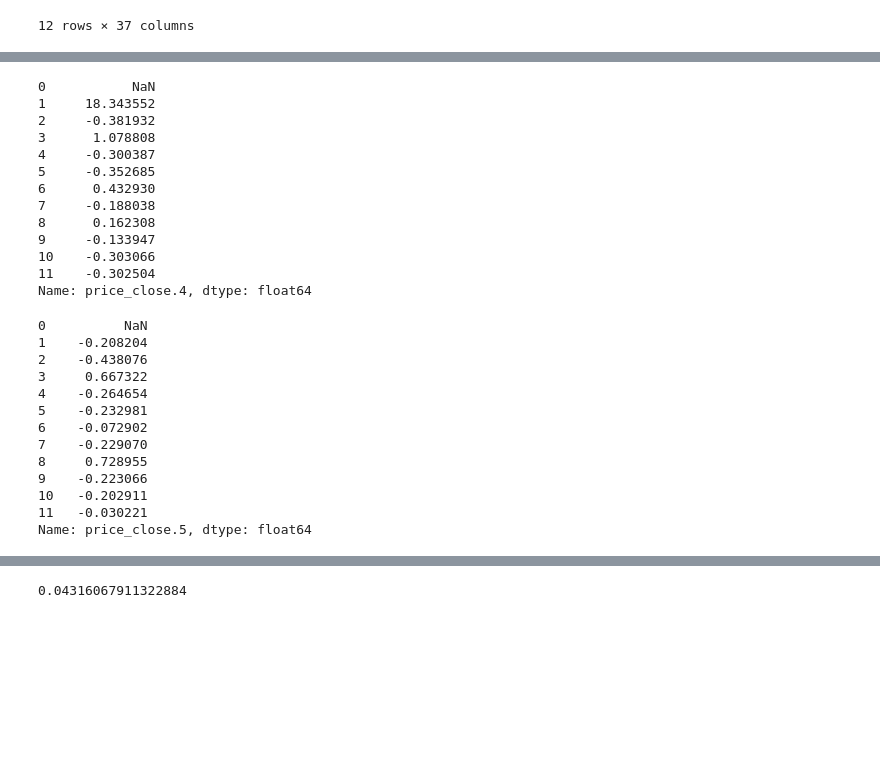
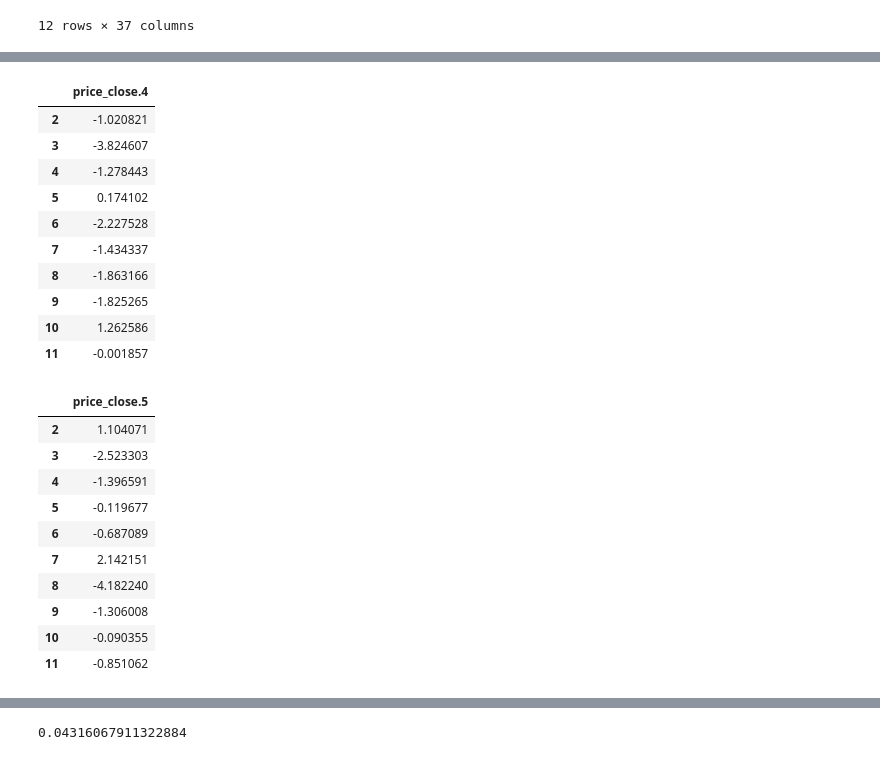
Before and after one commit to nathanduft44/Crypto_Corrisk, a Jupyter notebook: MB_folder/Analysis_2018.ipynb, the cells around one changed output, grey strips where cells are left out. Cells and saved outputs as stored; diff of their text form; code cells hidden in the pictures; blank space fills up the shorter version.

```diff
--- a/MB_folder/Analysis_2018.ipynb
+++ b/MB_folder/Analysis_2018.ipynb
@@ -123,35 +123,33 @@ Name: price_close.3, dtype: float64
 # %%
-xlm_2018 = crypto_data_2018_df['price_close.4'].pct_change()
-print(xlm_2018)
+xlm_2018 = crypto_data_2018_df['price_close.4'].pct_change().pct_change().dropna()
+xlm_2018_df = pd.DataFrame(xlm_2018)
+xlm_2018_df
 # %% [output]
-0           NaN
-1     18.343552
-2     -0.381932
-3      1.078808
-4     -0.300387
-5     -0.352685
-6      0.432930
-7     -0.188038
-8      0.162308
-9     -0.133947
-10    -0.303066
-11    -0.302504
-Name: price_close.4, dtype: float64
+|  | price_close.4 |
+| 2 | -1.020821 |
+| 3 | -3.824607 |
+| 4 | -1.278443 |
+| 5 | 0.174102 |
+| 6 | -2.227528 |
+| 7 | -1.434337 |
+| 8 | -1.863166 |
+| 9 | -1.825265 |
+| 10 | 1.262586 |
+| 11 | -0.001857 |
 # %%
-xrp_2018 = crypto_data_2018_df['price_close.5'].pct_change()
-print(xrp_2018)
+xrp_2018 = crypto_data_2018_df['price_close.5'].pct_change().pct_change().dropna()
+xrp_2018_df = pd.DataFrame(xrp_2018)
+xrp_2018_df
 # %% [output]
-0          NaN
-1    -0.208204
-2    -0.438076
-3     0.667322
-4    -0.264654
-5    -0.232981
-6    -0.072902
-7    -0.229070
-8     0.728955
-9    -0.223066
-10   -0.202911
-11   -0.030221
-Name: price_close.5, dtype: float64
+|  | price_close.5 |
+| 2 | 1.104071 |
+| 3 | -2.523303 |
+| 4 | -1.396591 |
+| 5 | -0.119677 |
+| 6 | -0.687089 |
+| 7 | 2.142151 |
+| 8 | -4.182240 |
+| 9 | -1.306008 |
+| 10 | -0.090355 |
+| 11 | -0.851062 |
 # %%
```
Also changed, not shown: parts of 32 cells of this notebook.
